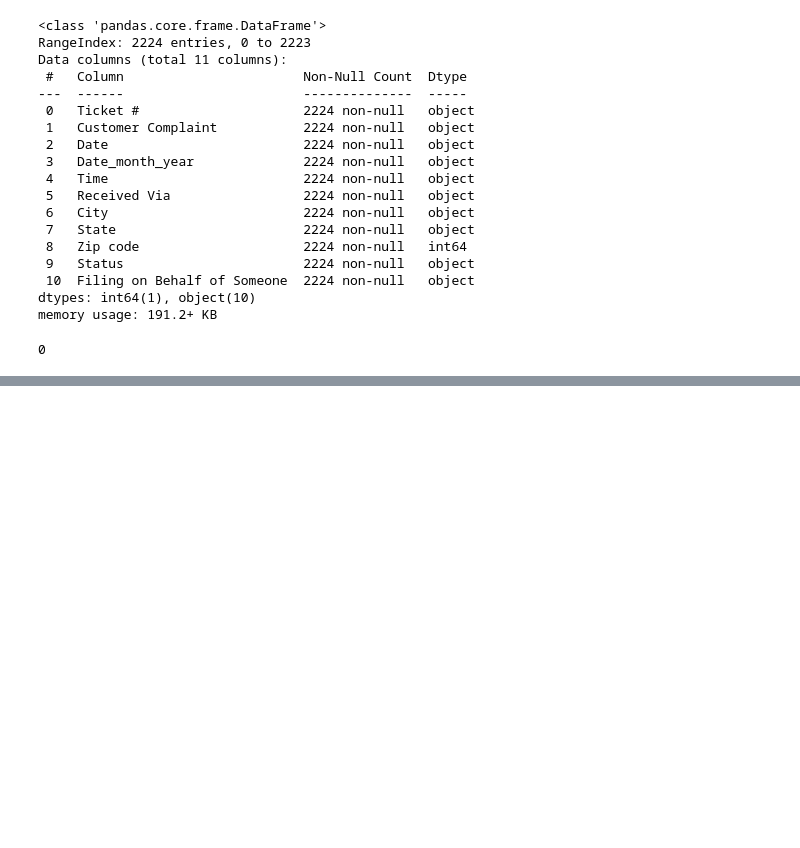
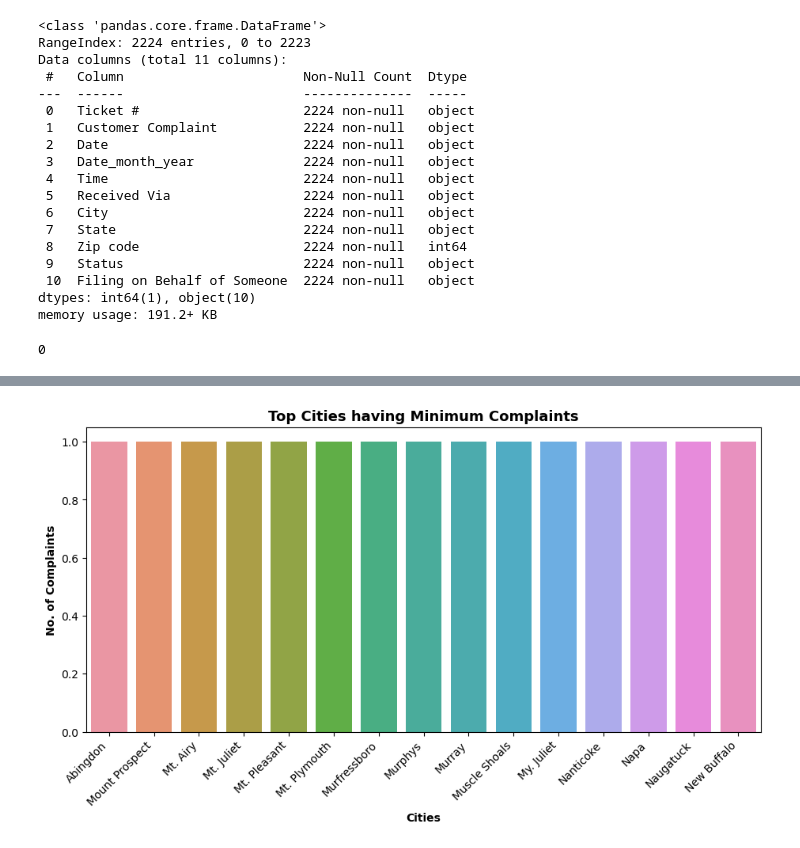
Before and after one commit to lavkushsingh31/Data_Science_Machine_Learning_Projects, a Jupyter notebook: Course Project - Comcast Telecom Consumer Complaints/Comcast Telecom Consumer Complaints.ipynb, the cells around one changed output, grey strips where cells are left out. Cells and saved outputs as stored; diff of their text form; code cells hidden in the pictures; blank space fills up the shorter version.

```diff
--- a/Course Project - Comcast Telecom Consumer Complaints/Comcast Telecom Consumer Complaints.ipynb
+++ b/Course Project - Comcast Telecom Consumer Complaints/Comcast Telecom Consumer Complaints.ipynb
@@ -41,0 +76,10 @@ comcast_data.duplicated().sum()
+# %%
+plt.figure(figsize=(11,5))
+ax = sns.barplot(x = top_15_city_min_complains.index, y = top_15_city_min_complains.values)
+ax.bar_label(ax.containers[0])
+plt.xticks(rotation=45, ha='right')
+plt.title('Top Cities having Minimum Complaints', fontsize = 13, fontweight="bold")
+plt.xlabel('Cities', fontweight="bold")
+plt.ylabel('No. of Complaints', fontweight="bold");
+# %% [output]
+[figure, added]
```
Also changed, not shown: parts of 16 cells of this notebook.
